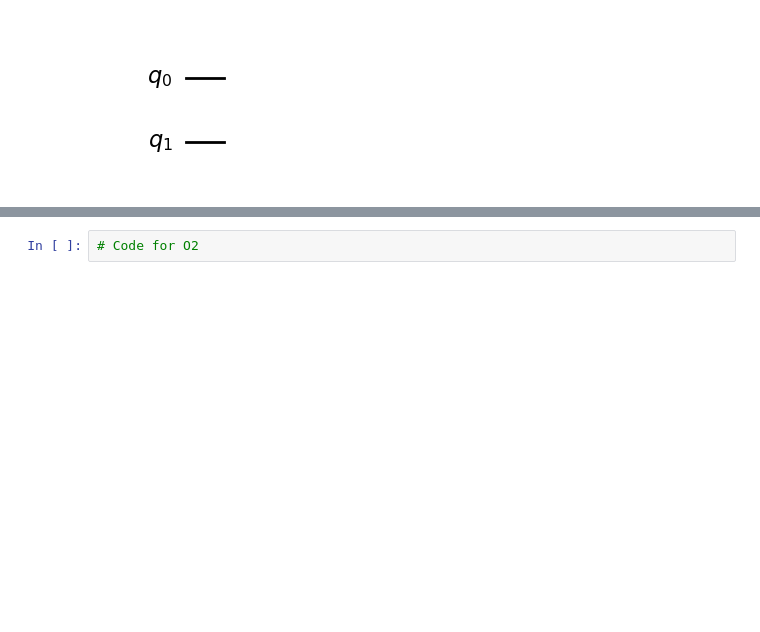
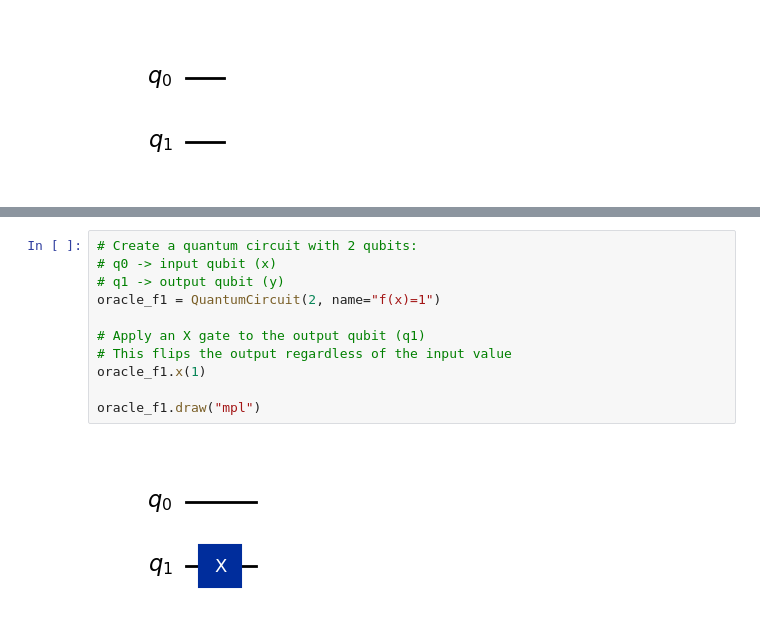
Before and after one commit to norakeavney/emerging-technologies, a Jupyter notebook: problems.ipynb, the cells around one changed output, grey strips where cells are left out. Drawn from its saved outputs; the diff is of its cells as text; blank space fills up the shorter version.

Commit message:
Problem 3 : Explanation of Oracles 2 - 4 with visuals, markdown and code

```diff
--- a/problems.ipynb
+++ b/problems.ipynb
@@ -601,3 +611,14 @@ oracle_f0.draw("mpl")
 # %%
-# Code for O2
+# Create a quantum circuit with 2 qubits:
+# q0 -> input qubit (x)
+# q1 -> output qubit (y)
+oracle_f1 = QuantumCircuit(2, name="f(x)=1")
+
+# Apply an X gate to the output qubit (q1)
+# This flips the output regardless of the input value
+oracle_f1.x(1)
+
+oracle_f1.draw("mpl")
+# %% [output]
+[figure, added]
 # %% [markdown]
```
Also changed, not shown: parts of 12 cells of this notebook.
